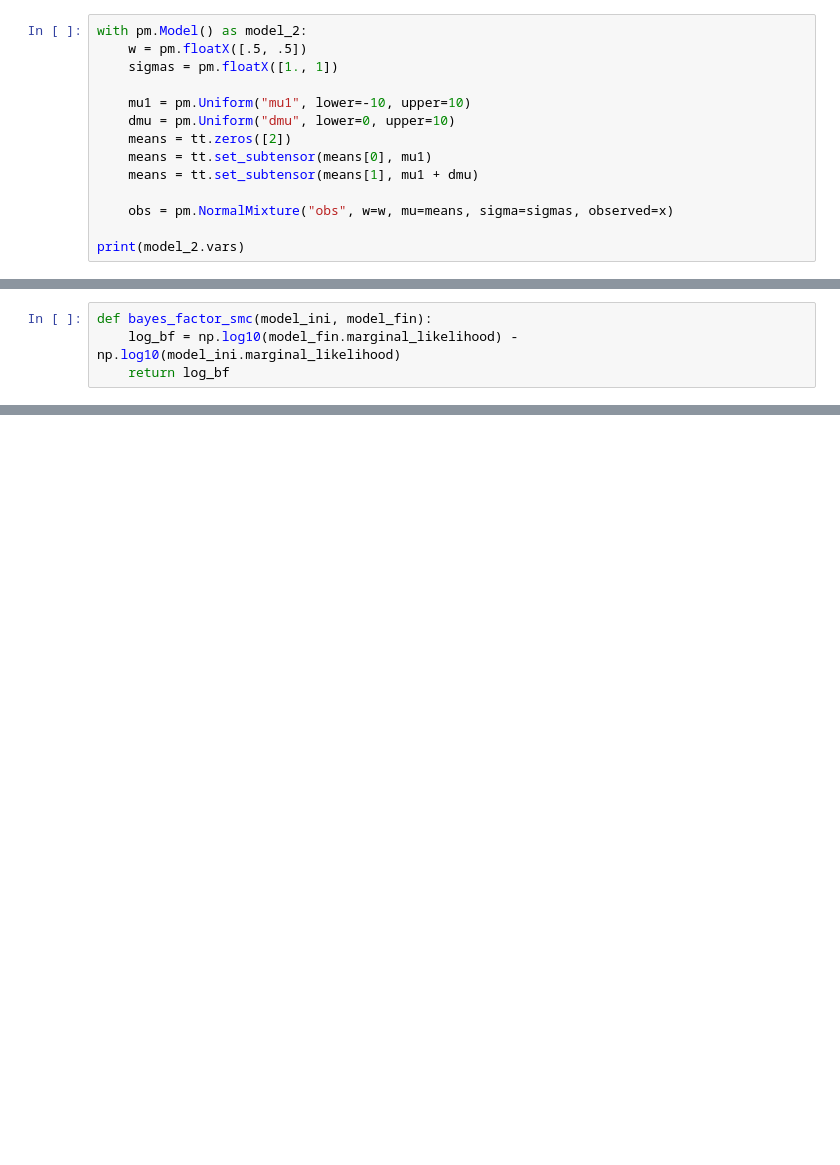
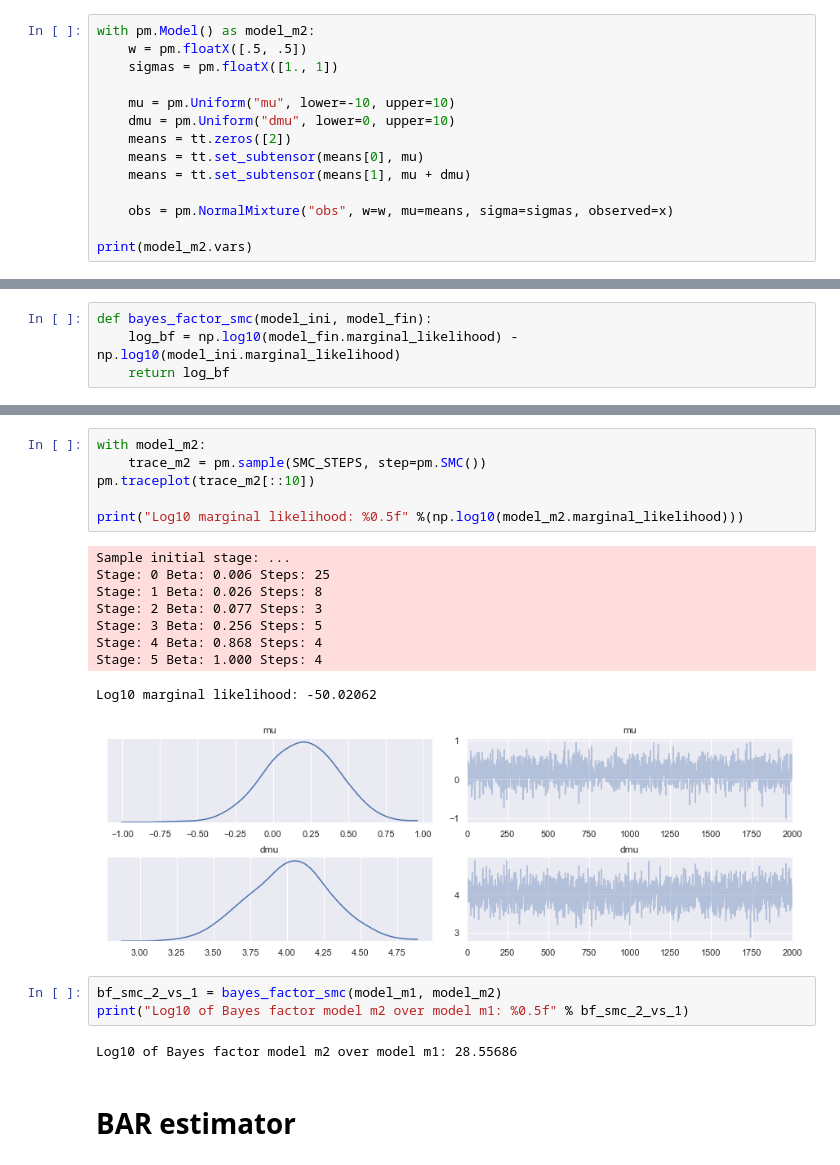
Before and after one commit to nguyentrunghai/BAR_estimator_for_Bayes_factors, a Jupyter notebook: mixture_of_two_gaussians.ipynb, the cells around one changed output, grey strips where cells are left out. Saved outputs shown, nothing was run; the diff lists cells and outputs as text; blank space fills up the shorter version.

```diff
--- a/mixture_of_two_gaussians.ipynb
+++ b/mixture_of_two_gaussians.ipynb
@@ -54,17 +54,17 @@ print(model_m1.vars)
 # %% [markdown]
 ## Model 2
 # %%
-with pm.Model() as model_2:
+with pm.Model() as model_m2:
     w = pm.floatX([.5, .5])
     sigmas = pm.floatX([1., 1])
 
-    mu1 = pm.Uniform("mu1", lower=-10, upper=10)
+    mu = pm.Uniform("mu", lower=-10, upper=10)
     dmu = pm.Uniform("dmu", lower=0, upper=10)
     means = tt.zeros([2])
-    means = tt.set_subtensor(means[0], mu1)
-    means = tt.set_subtensor(means[1], mu1 + dmu)
+    means = tt.set_subtensor(means[0], mu)
+    means = tt.set_subtensor(means[1], mu + dmu)
 
     obs = pm.NormalMixture("obs", w=w, mu=means, sigma=sigmas, observed=x)
 
-print(model_2.vars)
+print(model_m2.vars)
 # %% [output]
@@ -77,0 +92,23 @@ def bayes_factor_smc(model_ini, model_fin):
+# %%
+with model_m2:
+    trace_m2 = pm.sample(SMC_STEPS, step=pm.SMC())
+pm.traceplot(trace_m2[::10])
+
+print("Log10 marginal likelihood: %0.5f" %(np.log10(model_m2.marginal_likelihood)))
+# %% [output]
+Sample initial stage: ...
+Stage: 0 Beta: 0.006 Steps: 25
+Stage: 1 Beta: 0.026 Steps: 8
+Stage: 2 Beta: 0.077 Steps: 3
+Stage: 3 Beta: 0.256 Steps: 5
+Stage: 4 Beta: 0.868 Steps: 4
+Stage: 5 Beta: 1.000 Steps: 4
+Log10 marginal likelihood: -50.02062
+[figure, added]
+# %%
+bf_smc_2_vs_1 = bayes_factor_smc(model_m1, model_m2)
+print("Log10 of Bayes factor model m2 over model m1: %0.5f" % bf_smc_2_vs_1)
+# %% [output]
+Log10 of Bayes factor model m2 over model m1: 28.55686
+# %% [markdown]
+# BAR estimator
```
Also changed, not shown: parts of 18 cells of this notebook.
